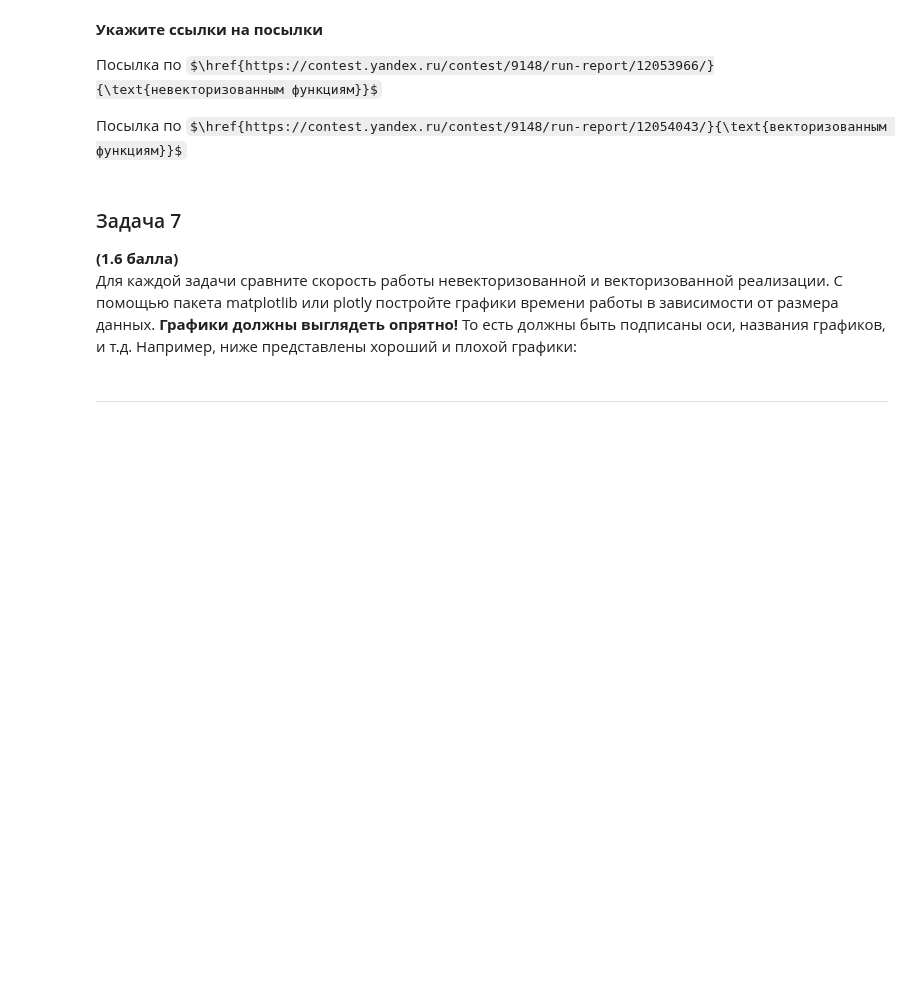
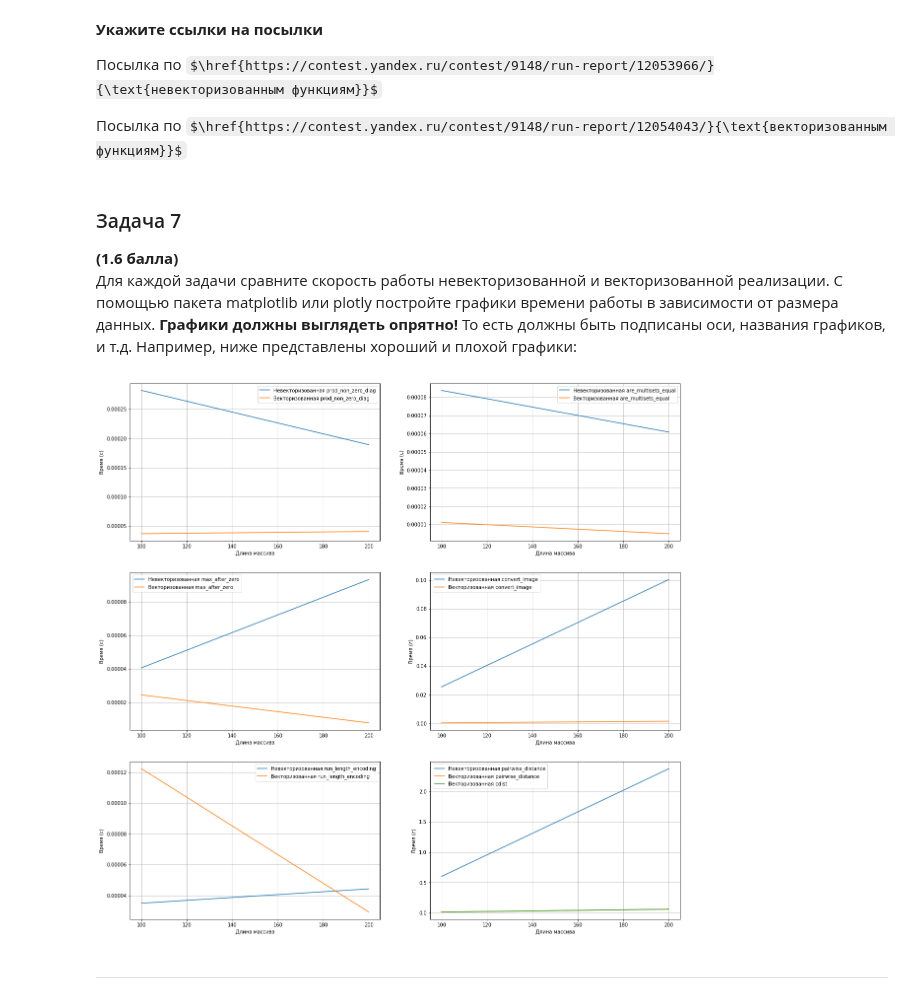
Before and after one commit to Mikhail-off/ML2018, a Jupyter notebook: HW2/homework-practice-02.ipynb, the cells around one changed output. Saved outputs shown, nothing was run; the diff lists cells and outputs as text; code cells hidden in the pictures; some formulas as TeX source; blank space fills up the shorter version.

```diff
--- a/HW2/homework-practice-02.ipynb
+++ b/HW2/homework-practice-02.ipynb
@@ -123,23 +123,34 @@ def generate_args(func, n):
                 np.random.randint(low=0, high=255, size=(n, 100)))
 # %%
 import matplotlib.pyplot as plt
+from scipy.spatial.distance import cdist
 %matplotlib inline
 
 f, axes = plt.subplots((n_plots + 1) // 2, 2, figsize=(20, 20))
 for i in range(n_plots):
     time_not_vectorized = []
     time_vectorized = []
+    time_scipy = []
     f_vec, f_not_vec = functions_dict['vectorized'][i], functions_dict['not_vectorized'][i]
     for n in data_size:
         args = generate_args(f_vec, n)
         times = compare_functions(f_vec, f_not_vec, args)
         time_vectorized.append(times[0])
         time_not_vectorized.append(times[1])
+        if f_vec.__name__ == 'pairwise_distance':
+            start = time()
+            cdist(*args)
+            end = time()
+            time_scipy.append(end - start)
     ax = axes[i // 2, i % 2]
     ax.plot(data_size, time_not_vectorized, label=u"Невекторизованная " + f_not_vec.__name__)
     ax.plot(data_size, time_vectorized, label=u"Векторизованная " + f_vec.__name__)
+    if f_vec.__name__ == 'pairwise_distance':
+        ax.plot(data_size, time_vectorized, label=u"Векторизованная " + cdist.__name__)
     ax.set_xlabel(u"Длина массива")
     ax.set_ylabel(u"Время (с)")
     ax.grid()
     ax.legend()
 f.show()
+# %% [output]
+[figure, added]
```
Also changed, not shown: parts of 1 cell of this notebook, 1 other file.
